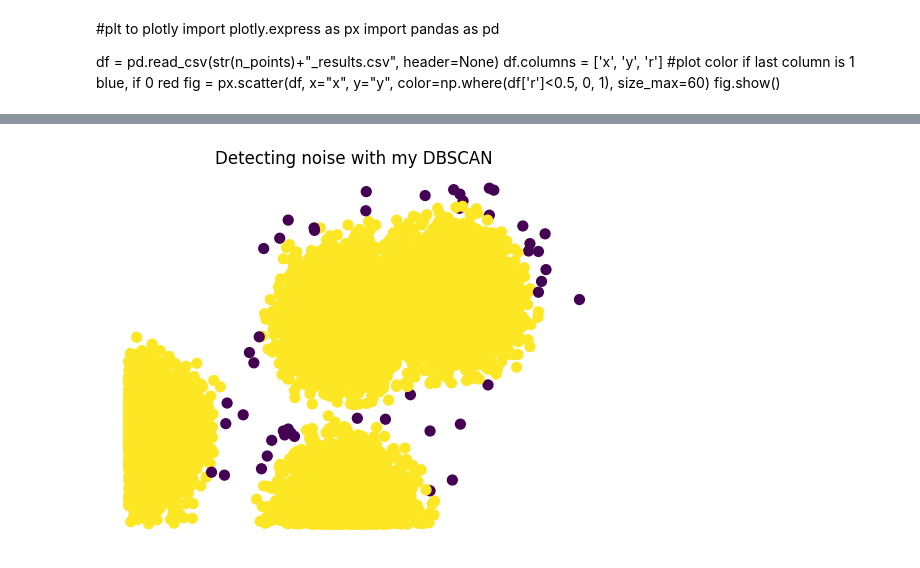
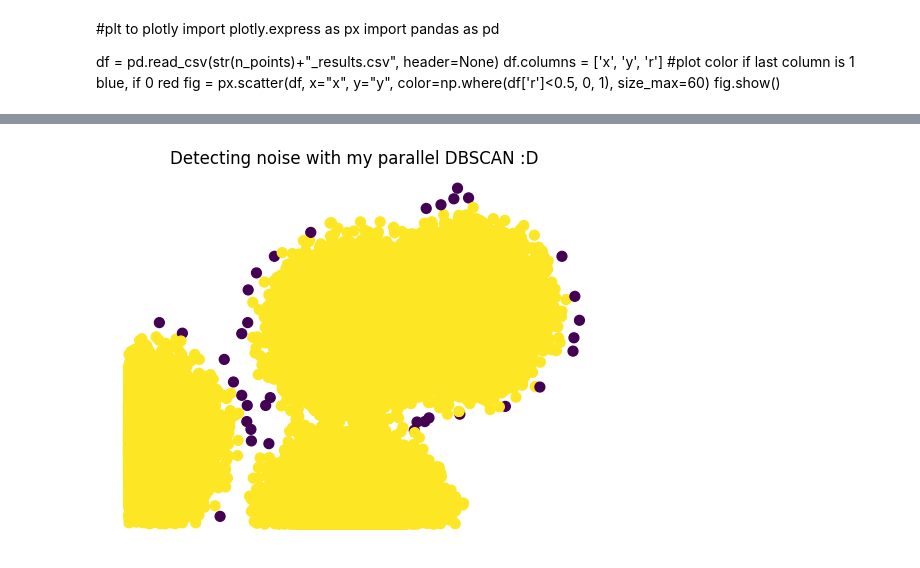
Before and after one commit to Xteom/Parallel-dbscan, a Jupyter notebook: synthetic_cluster_points.ipynb, the cells around one changed output, grey strips where cells are left out. Cells and saved outputs as stored; diff of their text form; code cells hidden in the pictures.

```diff
--- a/synthetic_cluster_points.ipynb
+++ b/synthetic_cluster_points.ipynb
@@ -64,14 +64,15 @@ plt.show()
 # %%
+n_points=140000
 # loading results from c++ program into a numpy array
-result = np.loadtxt("dump/"+str(n_points)+"p_16n_results_e.csv", delimiter=",")
+result = np.loadtxt("dump/"+str(n_points)+"p_16n_results.csv", delimiter=",")
 
 # plotting noise
 plt.figure()
 plt.title("Detecting noise with my parallel DBSCAN :D")
 plt.scatter(result.T[0], result.T[1], c=result.T[2], s=50)
 plt.xticks([])
 plt.yticks([])
 plt.box(False)
 plt.show()
 # %% [output]
-[figure, old version]
+[figure, new version]
```
Also changed, not shown: parts of 2 cells of this notebook, 4 other files.
